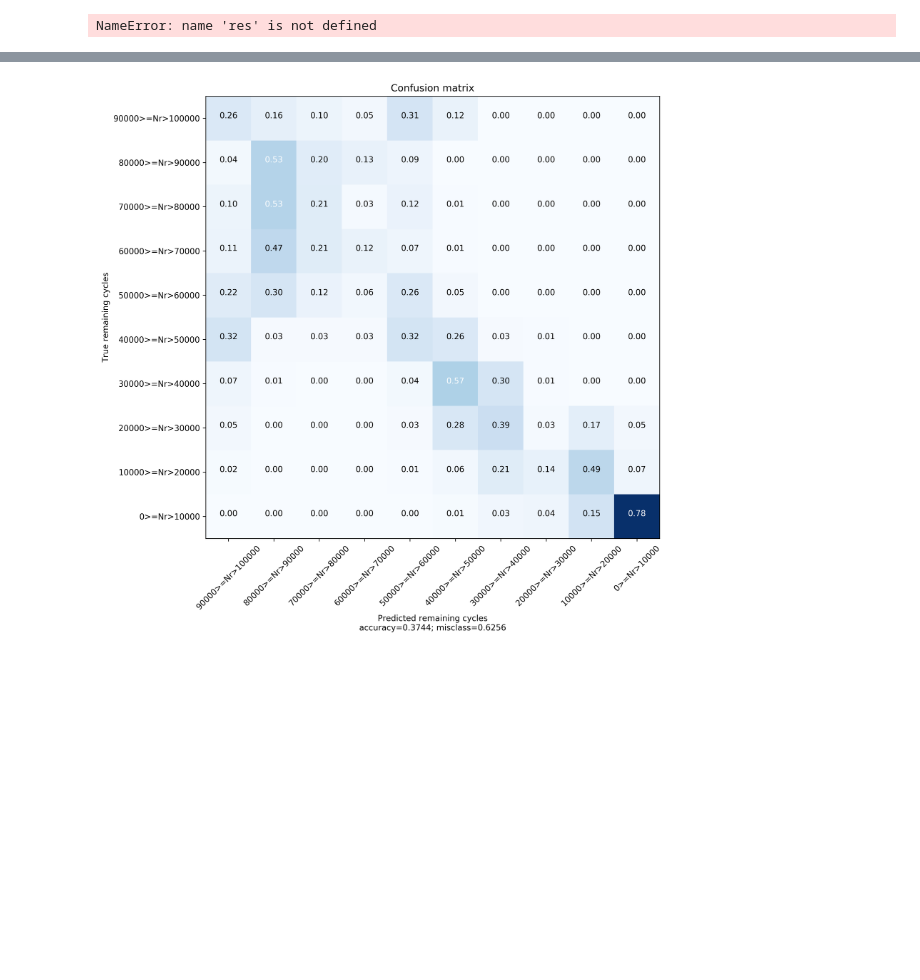
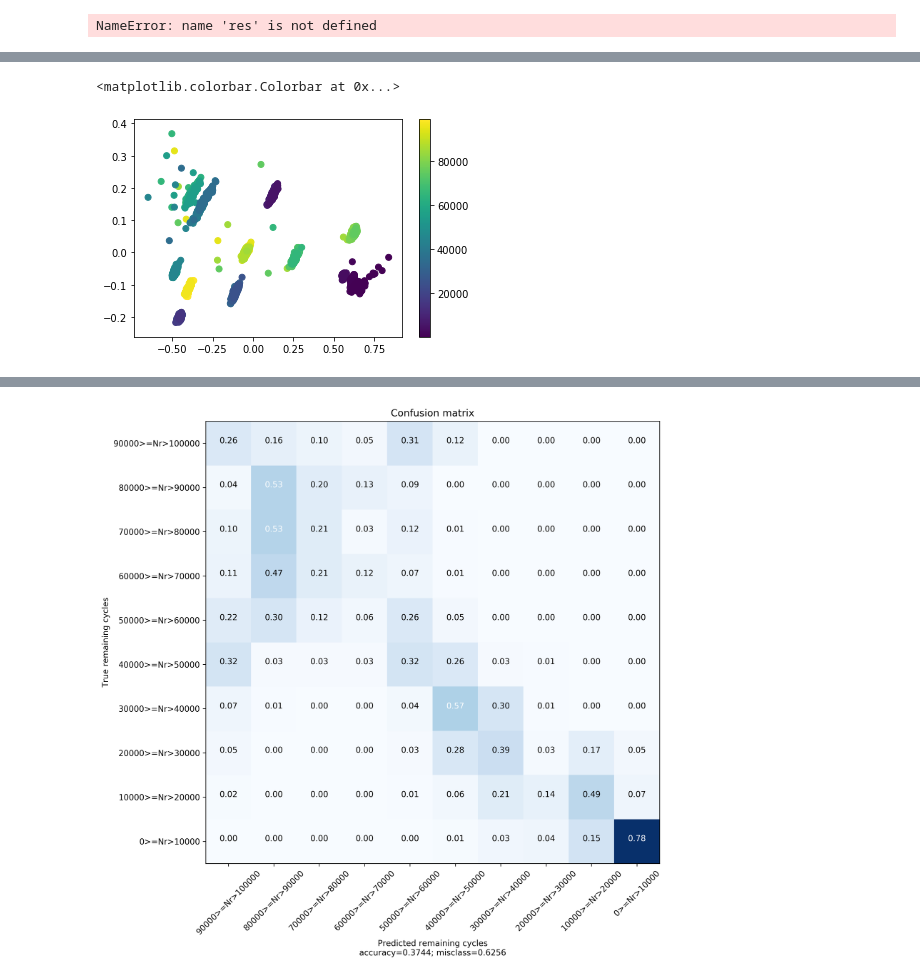
Before and after one commit to mylonasc/deep-rul-models, a Jupyter notebook: 2019-12-13_ReImplementDenseNet.ipynb, the cells around one changed output, grey strips where cells are left out. Cells and saved outputs as stored; diff of their text form; code cells hidden in the pictures; blank space fills up the shorter version.

```diff
--- a/2019-12-13_ReImplementDenseNet.ipynb
+++ b/2019-12-13_ReImplementDenseNet.ipynb
@@ -563,0 +428,5 @@ plot_confusion_matrix(cmat, target_names = target_names)
+# %%
+
+ii = inspect_model.predict(X_all[eid_vector_all == 'VA_3'][::10,:,:], batch_size=100)[:,::10,:]
+ii2 = inspect_model.predict(X_all[eid_vector_all == 'VA_1'][::10,:,:], batch_size=100)[:,::10,:]
+#ii2 = inspect_model.predict(X_all[eid_vector_all == 'VA_1'], batch_size=100)
@@ -563,0 +457,8 @@ plot_confusion_matrix(cmat, target_names = target_names)
+# %%
+pca = PCA(n_components = 3)
+p = pca.fit(np.mean(ii,1)).transform(np.mean(ii,1))
+pplot.scatter(p[:,0], p[:,1], c = Y_all[eid_vector_all == 'VA_3'])
+pplot.colorbar()
+# %% [output]
+<matplotlib.colorbar.Colorbar at 0x...>
+[figure, added]
```
Also changed, not shown: parts of 55 cells of this notebook, 2 other files.
